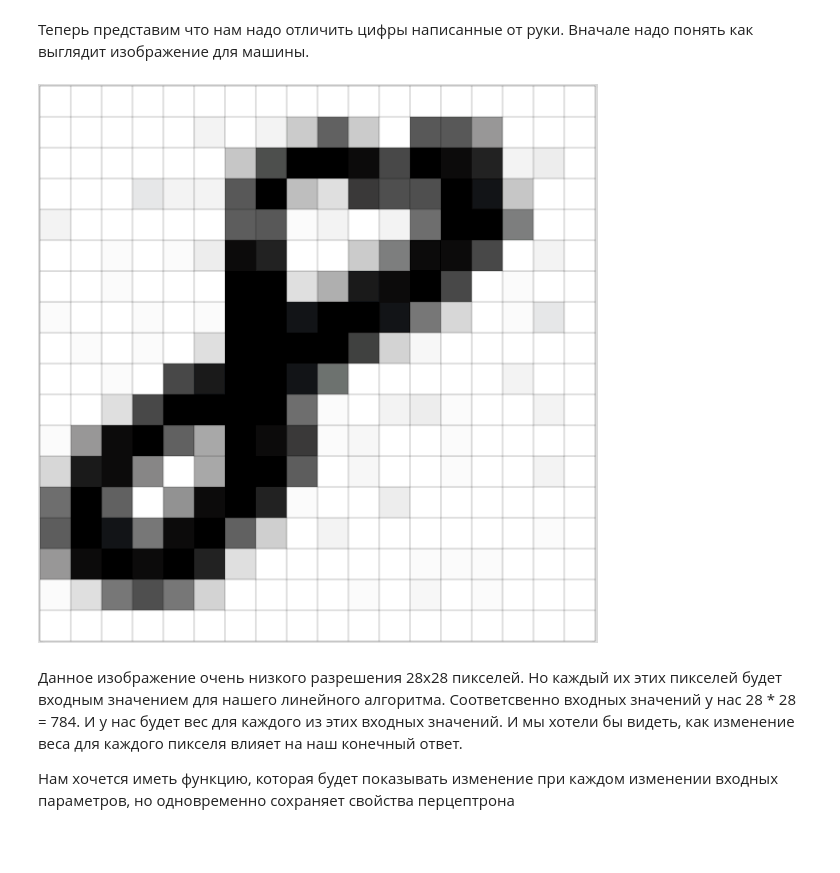
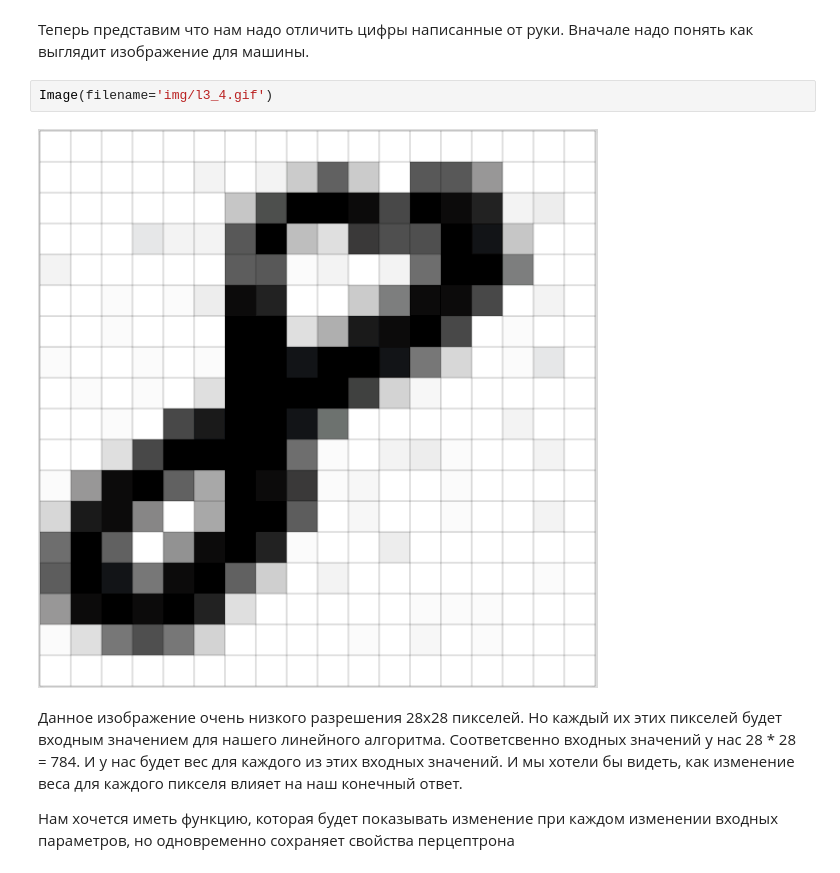
Before and after one commit to d-perepechin/SchoolOfAITambov, a Jupyter notebook: Lesson3_theory.ipynb, the cells around one changed output. Drawn from its saved outputs; the diff is of its cells as text; blank space fills up the shorter version.

```diff
--- a/Lesson3_theory.ipynb
+++ b/Lesson3_theory.ipynb
@@ -137,8 +144,10 @@ $1 * 3.99 + 0 * 2 + 0 * 2 > 3 $<br>
 $1 * 3.98 + 0 * 2 + 0 * 2 > 3 $
 # %% [markdown]
 Теперь представим что нам надо отличить цифры написанные от руки. Вначале надо понять как выглядит изображение для машины.
-# %% [markdown]
-![digit.gif](attachment:digit.gif)
+# %%
+Image(filename='img/l3_4.gif')
+# %% [output]
+[figure, added]
 # %% [markdown]
 Данное изображение очень низкого разрешения 28х28 пикселей. Но каждый их этих пикселей будет входным значением для нашего линейного алгоритма. Соответсвенно входных значений у нас 28 * 28 = 784. И у нас будет вес для каждого из этих входных значений. И мы хотели бы видеть, как изменение веса для каждого пикселя влияет на наш конечный ответ.
 
```
Also changed, not shown: parts of 24 cells of this notebook, 9 other files.
